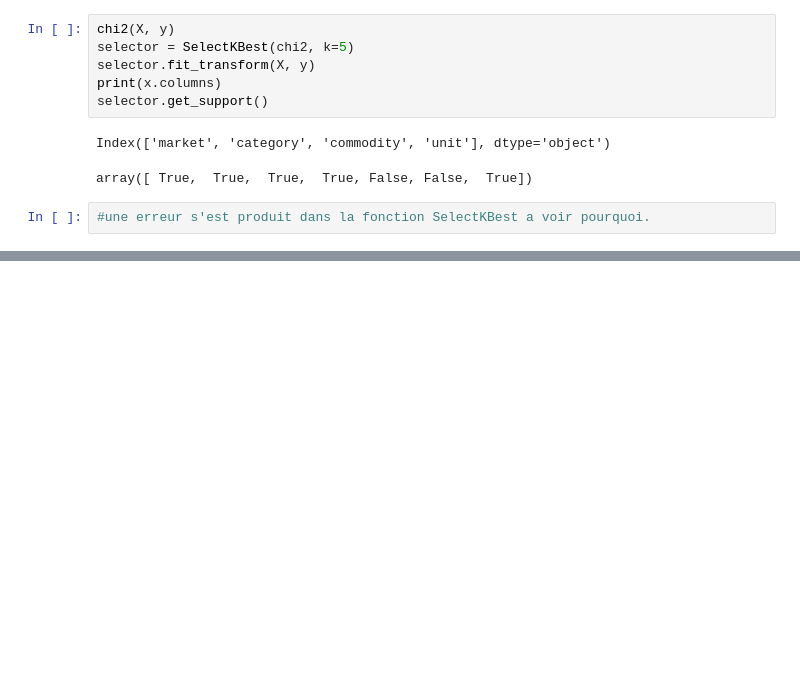
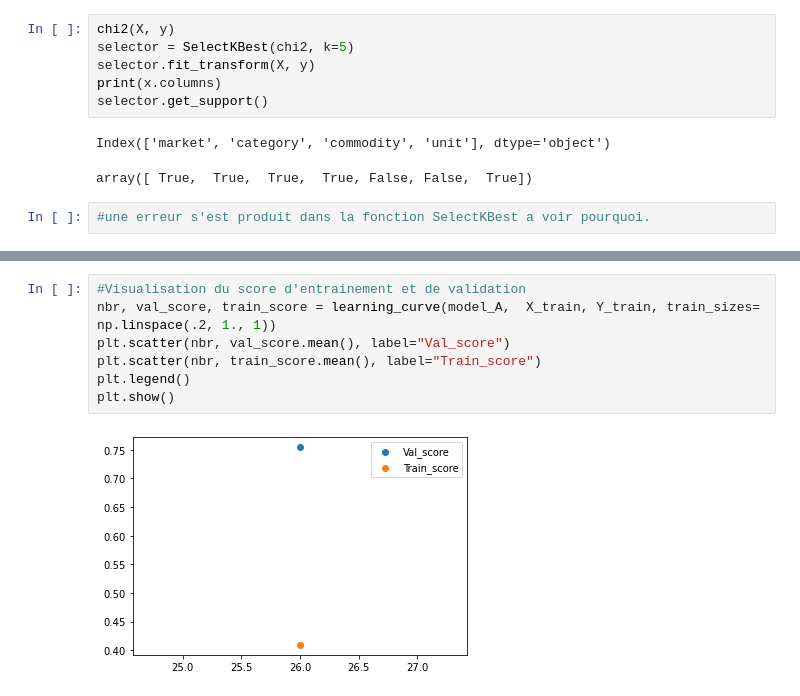
Before and after one commit to Dar-rius/priceFoodSenegal, a Jupyter notebook: Analysis.ipynb, the cells around one changed output, grey strips where cells are left out. Saved outputs shown, nothing was run; the diff lists cells and outputs as text; blank space fills up the shorter version.

Commit message:
finish modeling but bad

```diff
--- a/Analysis.ipynb
+++ b/Analysis.ipynb
@@ -274,0 +278,9 @@ print(model_A.score(X_test, Y_test))
+# %%
+#Visualisation du score d'entrainement et de validation
+nbr, val_score, train_score = learning_curve(model_A,  X_train, Y_train, train_sizes= np.linspace(.2, 1., 1))
+plt.scatter(nbr, val_score.mean(), label="Val_score")
+plt.scatter(nbr, train_score.mean(), label="Train_score")
+plt.legend()
+plt.show()
+# %% [output]
+[figure, added]
```
Also changed, not shown: parts of 6 cells of this notebook.
